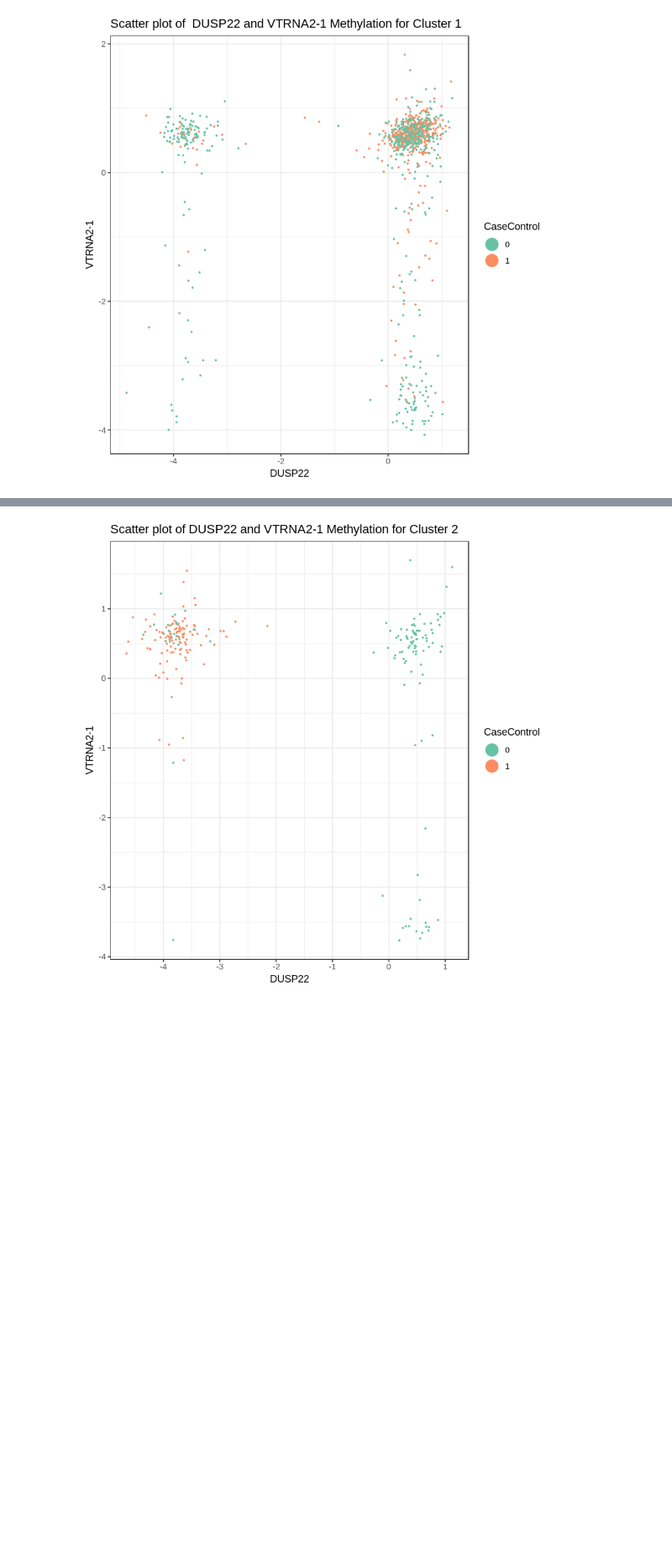
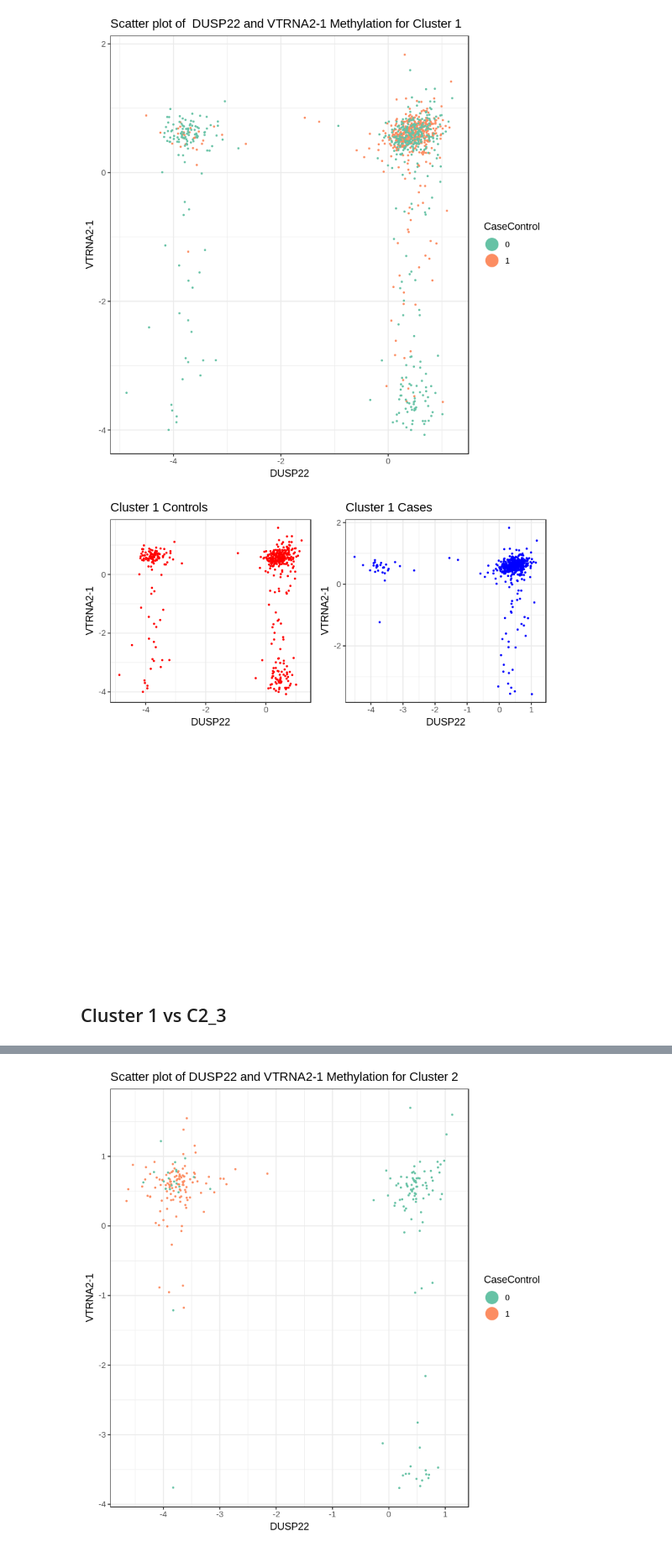
Before and after one commit to computational-epigenetics-section/MCCS_ESS_Cancer, a Jupyter notebook: Exploratory Analysis for Prostate Cancer and Machine Learning based Feature Selection.ipynb, the cells around one changed output, grey strips where cells are left out. Shown at 84% size. Saved outputs shown, nothing was run; the diff lists cells and outputs as text; code cells hidden in the pictures; blank space fills up the shorter version.

Commit message:
add cluster 2 and 3 plots

```diff
--- a/Exploratory Analysis for Prostate Cancer and Machine Learning based Feature Selection.ipynb
+++ b/Exploratory Analysis for Prostate Cancer and Machine Learning based Feature Selection.ipynb
@@ -177,3 +187,27 @@ scale_colour_brewer(palette = "Set2")
 print(g)
 # %% [output]
 [figure]
+# %%
+test_VT_DUSP <- cluster1_data[c("DUSP22","CaseControl","VTRNA2.1")]
+test_VT_DUSP_1 <- test_VT_DUSP[test_VT_DUSP$CaseControl==1,]
+test_VT_DUSP_0 <- test_VT_DUSP[test_VT_DUSP$CaseControl==0,]
+# %%
+g0 <- ggplot(test_VT_DUSP_0, aes(x=DUSP22, y=VTRNA2.1)) +
+geom_point(size=0.45,color="red") +
+guides(colour=guide_legend(override.aes=list(size=6))) +
+xlab("DUSP22") + ylab("VTRNA2-1") +theme_bw()+
+ggtitle("Cluster 1 Controls") +
+scale_colour_brewer(palette = "Set2")
+
+g1 <- ggplot(test_VT_DUSP_1, aes(x=DUSP22, y=VTRNA2.1)) +
+geom_point(size=0.45,color="blue") +
+guides(colour=guide_legend(override.aes=list(size=6))) +
+xlab("DUSP22") + ylab("VTRNA2-1") +theme_bw()+
+ggtitle("Cluster 1 Cases") +
+scale_colour_brewer(palette = "Set2")
+
+grid.arrange(g0, g1, ncol=2,nrow=2)
+# %% [output]
+[figure, added]
+# %% [markdown]
+## Cluster 1 vs C2_3
```
Also changed, not shown: parts of 9 cells of this notebook.
